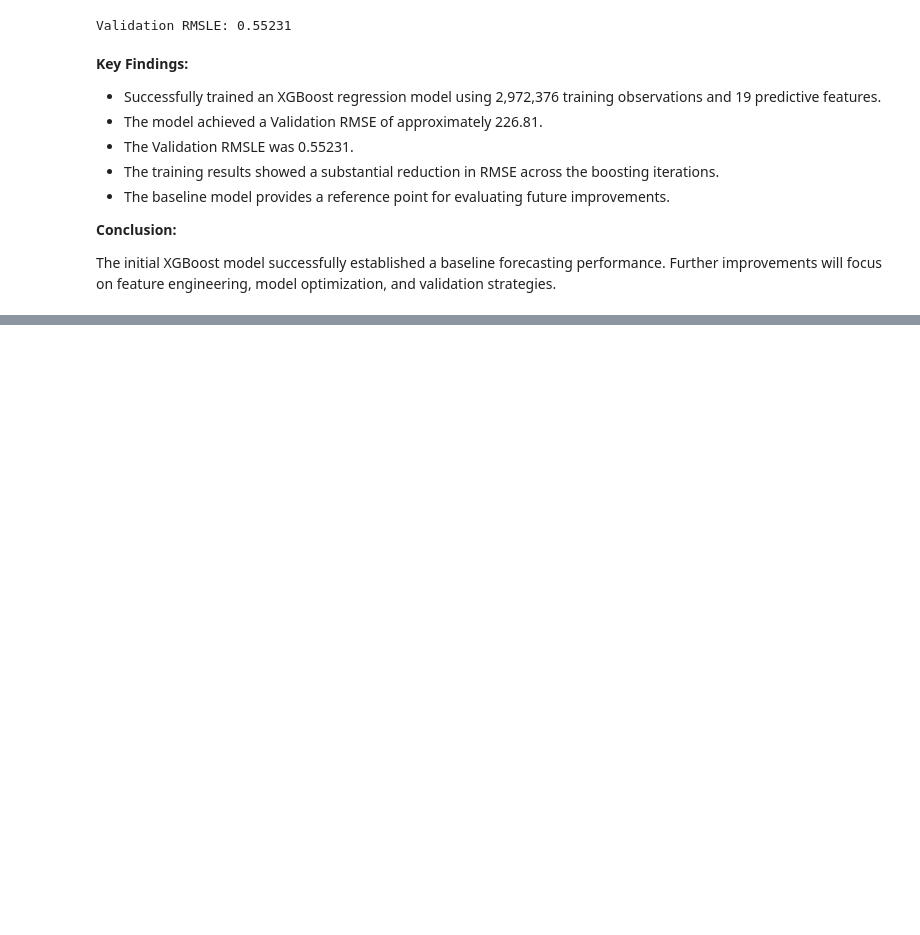
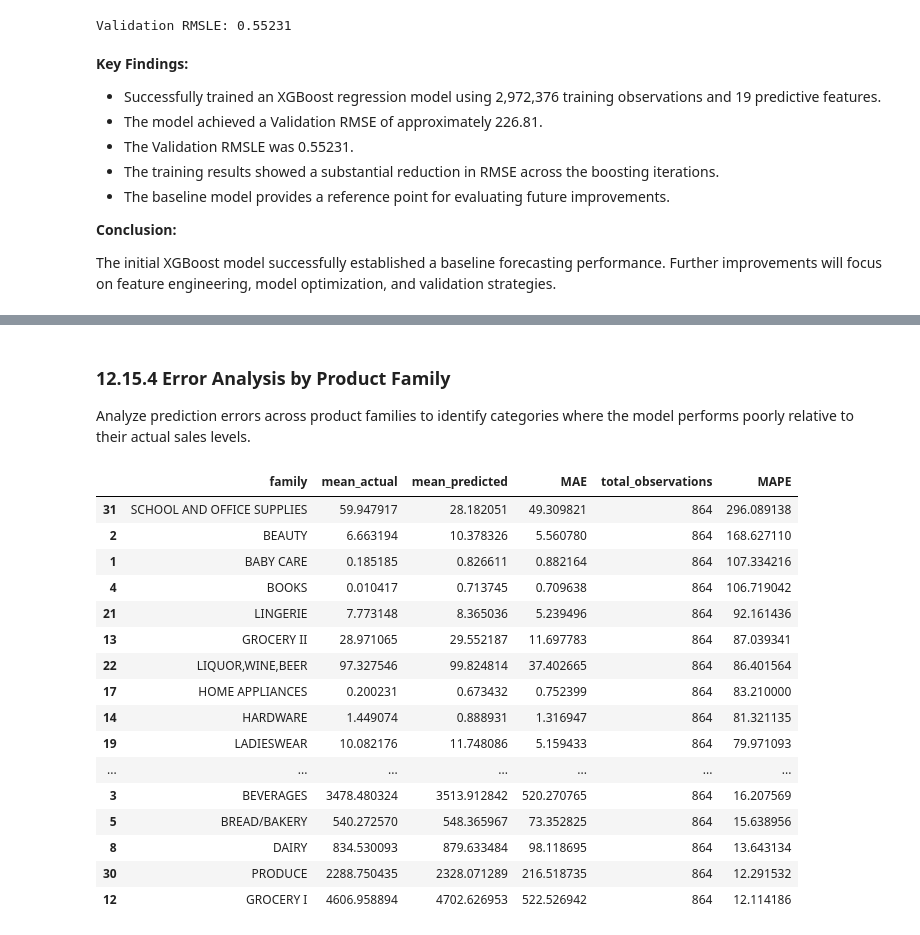
Before and after one commit to MosabOs/Store-Sales-Forecasting-Comp-V-Mosab-Os, a Jupyter notebook: store-sales-forecasting-comp-v-mosab-os.ipynb, the cells around one changed output, grey strips where cells are left out. Cells and saved outputs as stored; diff of their text form; code cells hidden in the pictures; blank space fills up the shorter version.

```diff
--- a/store-sales-forecasting-comp-v-mosab-os.ipynb
+++ b/store-sales-forecasting-comp-v-mosab-os.ipynb
@@ -2295,0 +2529,48 @@ The initial XGBoost model successfully established a baseline forecasting perfor
+# %% [markdown]
+### 12.15.4 Error Analysis by Product Family
+
+Analyze prediction errors across product families to identify categories where the model performs poorly relative to their actual sales levels.
+# %%
+family_errors = (
+    error_analysis.groupby('family')
+    .agg(
+        mean_actual=('actual', 'mean'),
+        mean_predicted=('predicted', 'mean'),
+        MAE=('absolute_error', 'mean'),
+        total_observations=('actual', 'count')
+    )
+    .reset_index()
+)
+
+family_errors['MAPE'] = (
+    error_analysis.assign(
+        percentage_error=lambda x:
+        x['absolute_error'] / x['actual'].replace(0, np.nan)
+    )
+    .groupby('family')['percentage_error']
+    .mean()
+    .values * 100
+)
+
+family_errors.sort_values(
+    by='MAPE',
+    ascending=False
+)
+# %% [output]
+|  | family | mean_actual | mean_predicted | MAE | total_observations | MAPE |
+| 31 | SCHOOL AND OFFICE SUPPLIES | 59.947917 | 28.182051 | 49.309821 | 864 | 296.089138 |
+| 2 | BEAUTY | 6.663194 | 10.378326 | 5.560780 | 864 | 168.627110 |
+| 1 | BABY CARE | 0.185185 | 0.826611 | 0.882164 | 864 | 107.334216 |
+| 4 | BOOKS | 0.010417 | 0.713745 | 0.709638 | 864 | 106.719042 |
+| 21 | LINGERIE | 7.773148 | 8.365036 | 5.239496 | 864 | 92.161436 |
+| 13 | GROCERY II | 28.971065 | 29.552187 | 11.697783 | 864 | 87.039341 |
+| 22 | LIQUOR,WINE,BEER | 97.327546 | 99.824814 | 37.402665 | 864 | 86.401564 |
+| 17 | HOME APPLIANCES | 0.200231 | 0.673432 | 0.752399 | 864 | 83.210000 |
+| 14 | HARDWARE | 1.449074 | 0.888931 | 1.316947 | 864 | 81.321135 |
+| 19 | LADIESWEAR | 10.082176 | 11.748086 | 5.159433 | 864 | 79.971093 |
+| ... | ... | ... | ... | ... | ... | ... |
+| 3 | BEVERAGES | 3478.480324 | 3513.912842 | 520.270765 | 864 | 16.207569 |
+| 5 | BREAD/BAKERY | 540.272570 | 548.365967 | 73.352825 | 864 | 15.638956 |
+| 8 | DAIRY | 834.530093 | 879.633484 | 98.118695 | 864 | 13.643134 |
+| 30 | PRODUCE | 2288.750435 | 2328.071289 | 216.518735 | 864 | 12.291532 |
+| 12 | GROCERY I | 4606.958894 | 4702.626953 | 522.526942 | 864 | 12.114186 |
```
Also changed, not shown: parts of 60 cells of this notebook.
